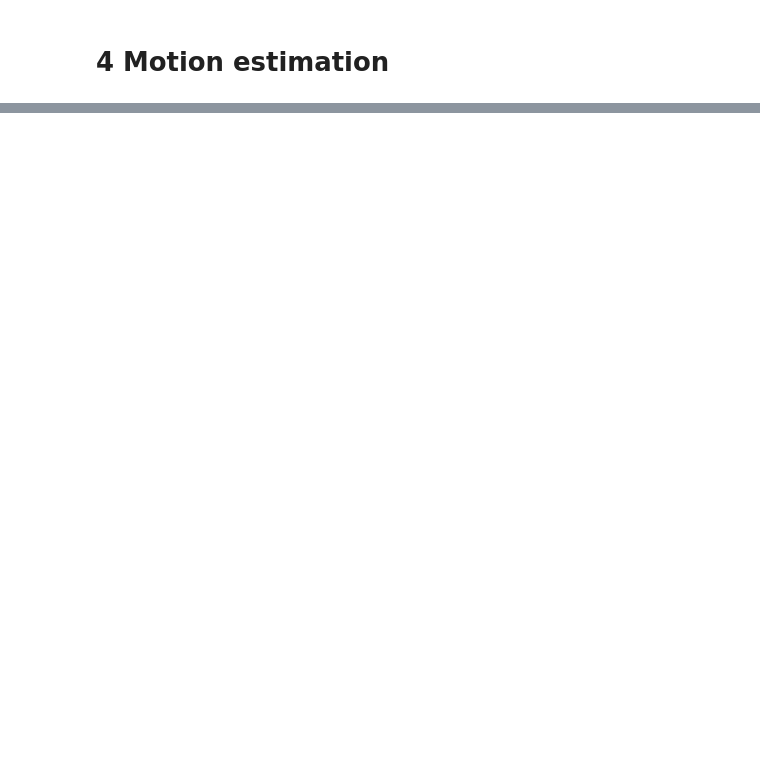
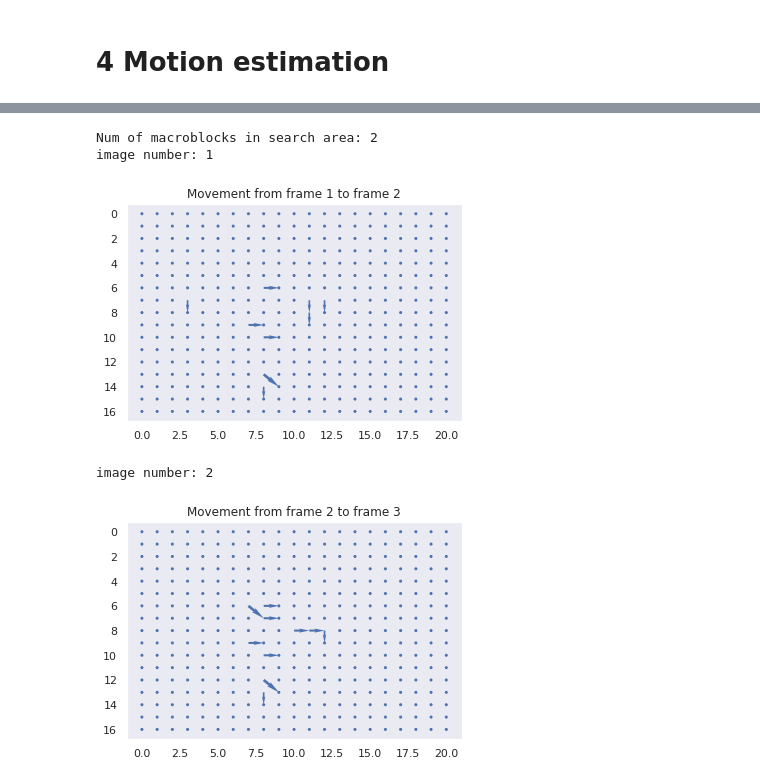
Before and after one commit to Eeaeau/TTT4135-Multimedia-Signal-Processing, a Jupyter notebook: TTT4135_MULTIMEDIA_SIGNAL_PROCESSING_Assignment_2.ipynb, the cells around one changed output, grey strips where cells are left out. Drawn from its saved outputs; the diff is of its cells as text; code cells hidden in the pictures; blank space fills up the shorter version.

```diff
--- a/TTT4135_MULTIMEDIA_SIGNAL_PROCESSING_Assignment_2.ipynb
+++ b/TTT4135_MULTIMEDIA_SIGNAL_PROCESSING_Assignment_2.ipynb
@@ -10,0 +196,30 @@
+# %%
+def reshape_split(image: np.ndarray, kernel_size: tuple):
+
+    img_height, img_width = image.shape
+    try:
+      tile_height, tile_width, channels = kernel_size
+    except:
+      tile_height, tile_width = kernel_size
+      channels = 1
+    if channels == 1:
+      tiled_array = image.reshape(img_height // tile_height,
+                                  tile_height,
+                                  img_width // tile_width,
+                                  tile_width
+                                  )
+    else:
+      tiled_array = image.reshape(img_height // tile_height,
+                                  tile_height,
+                                  img_width // tile_width,
+                                  tile_width
+                                  ,channels)
+    tiled_array = tiled_array.swapaxes(1, 2)
+    return tiled_array
+# %%
+images = [im25, im26, im27]
+# %%
+def cost_function(x1, x2):
+  diff = x1 - x2
+  # print(type(diff))
+  return np.mean(np.square(diff), axis=(-1, -2))
@@ -10,0 +290,8 @@
+# %%
+vecs16 = gen_disp_vectors(images, block_size=16, search_area_size=32, plot_as_img=False)
+# %% [output]
+Num of macroblocks in search area: 2
+image number: 1
+[figure, added]
+image number: 2
+[figure, added]
```
Also changed, not shown: parts of 21 cells of this notebook.
